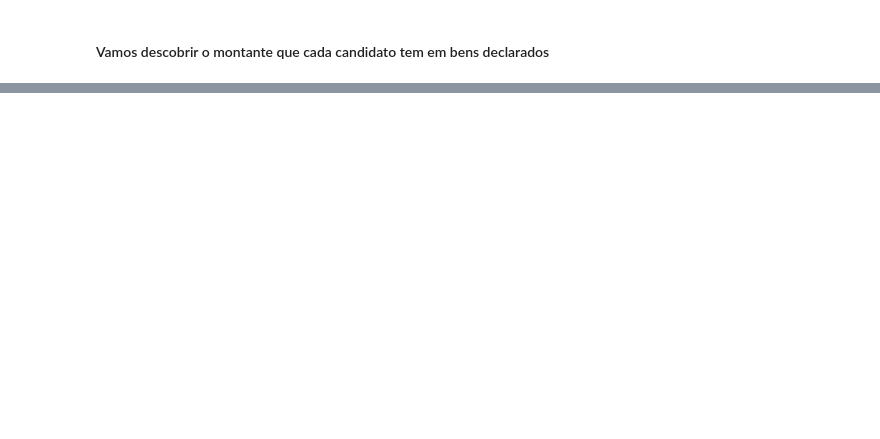
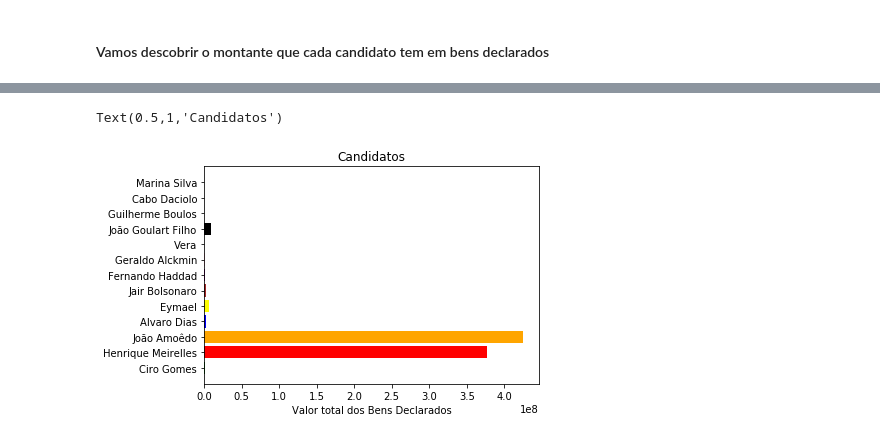
Before and after one commit to jcpsantos/teste_eleicoes_2018, a Jupyter notebook: candidatos_2018.ipynb, the cells around one changed output, grey strips where cells are left out. Drawn from its saved outputs; the diff is of its cells as text; code cells hidden in the pictures; blank space fills up the shorter version.

```diff
--- a/candidatos_2018.ipynb
+++ b/candidatos_2018.ipynb
@@ -504,8 +508,3 @@ See the caveats in the documentation: http://pandas.pydata.org/pandas-docs/stabl
 | 215 | 280000622171 | Caderneta de poupança | Depósito em conta corrente no Ban... | 3900,52 | 17/09/2018 | ... |
 # %% [markdown]
 <h4>Vamos descobrir o montante que cada candidato tem em bens declarados</h4>
-# %%
-bens_ciro_gomes['vr_bem_candidato'] = bens_ciro_gomes['vr_bem_candidato'].apply(lambda x: x.split(",")[0])
-bens_ciro_gomes['vr_bem_candidato'] = bens_ciro_gomes['vr_bem_candidato'].astype(float)
-
-print("Total dos bens de Ciro Gomes: {:.2f}".format(bens_ciro_gomes['vr_bem_candidato'].sum()))
@@ -526,0 +511,11 @@ bens_ciro_gomes.shape[0] - 1
+# %%
+def total_bens(bens):
+    """Calcular o montate dos bens declarado dos candidatos.
+      Argumentos:
+          bens: lista com os bens dos candidatos.
+      Retorna:
+          O valor total do montante dos bens dos candidatos."""
+    bens['vr_bem_candidato'] = bens['vr_bem_candidato'].apply(lambda x: x.split(",")[0])
+    bens['vr_bem_candidato'] = bens['vr_bem_candidato'].astype(float)
+
+    return bens['vr_bem_candidato'].sum()
@@ -526,0 +584,11 @@ bens_ciro_gomes.shape[0] - 1
+# %%
+locations = [1, 2,3,4,5,6,7,8,9,10,11,12,13]
+heights = [ciro, meirelles, joao_amoedo, alvaro_dias, eymael, bolsonaro, haddad, alckmin, vera, goulart, boulos, daciolo, marina]
+labels = ['Ciro Gomes', 'Henrique Meirelles', 'João Amoêdo', 'Alvaro Dias', 'Eymael', 'Jair Bolsonaro', 'Fernando Haddad', 'Geraldo Alckmin', 'Vera', 'João Goulart Filho',  'Guilherme Boulos', 'Cabo Daciolo', 'Marina Silva']
+colors = ['green', 'red', 'orange', 'blue', 'yellow', 'brown', 'purple', 'pink', 'grey', 'black', 'teal', 'lime', 'cyan']
+plt.barh(locations, heights, align='center', color= colors, ecolor='black',tick_label=labels )
+plt.xlabel('Valor total dos Bens Declarados')
+plt.title('Candidatos')
+# %% [output]
+Text(0.5,1,'Candidatos')
+[figure, added]
```
Also changed, not shown: parts of 22 cells of this notebook.
